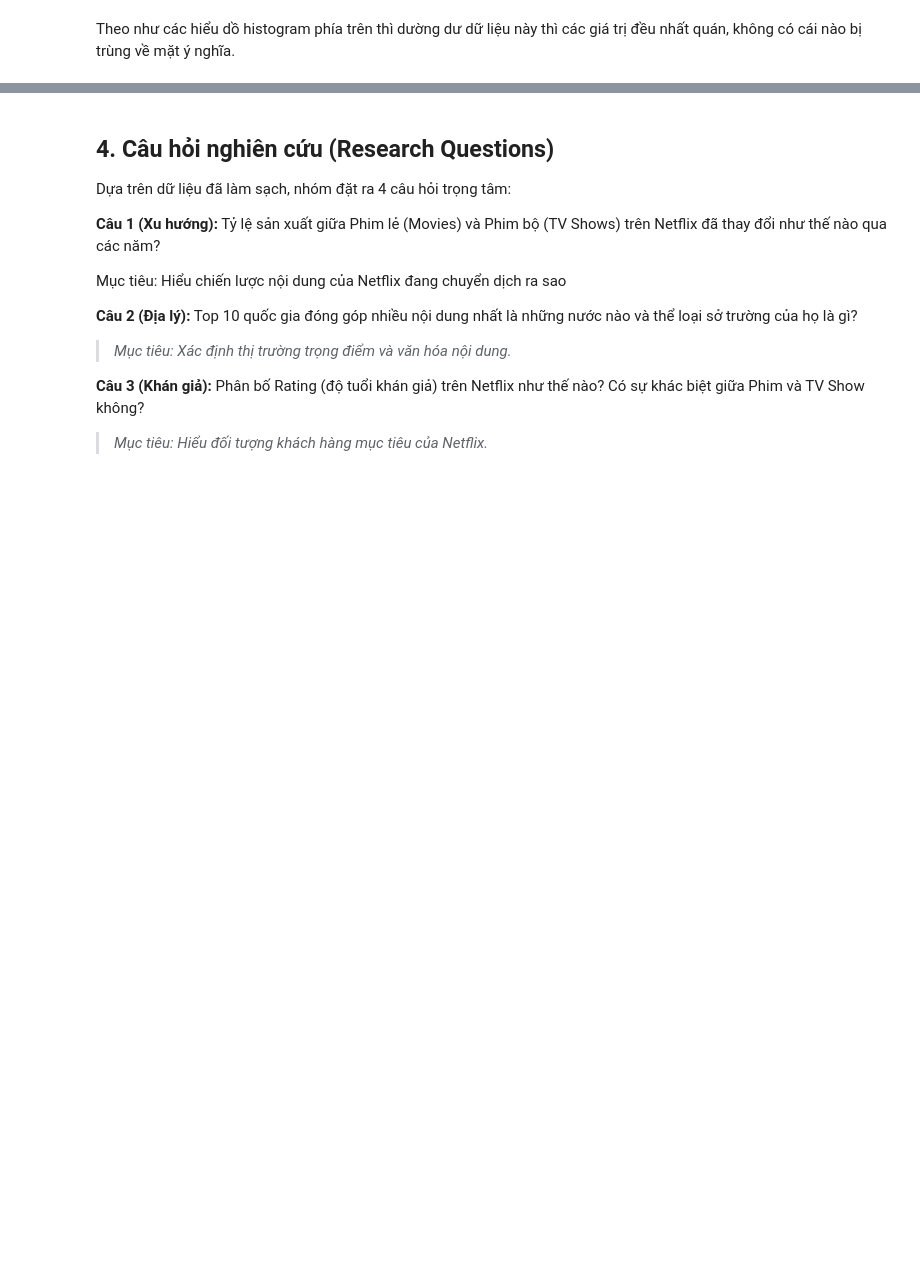
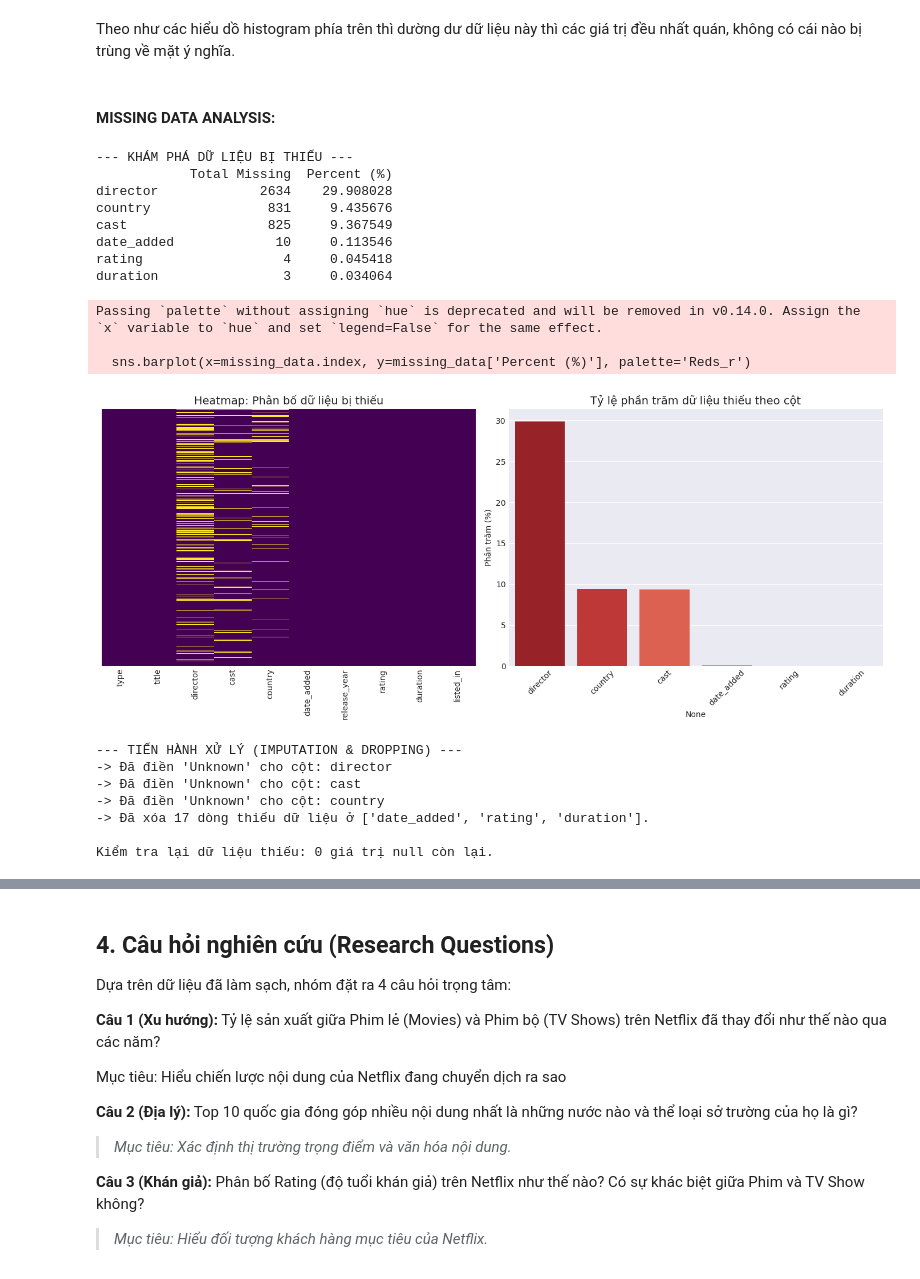
Before and after one commit to trungkienjjj/ds-netflix-analysis, a Jupyter notebook: final.ipynb, the cells around one changed output, grey strips where cells are left out. Cells and saved outputs as stored; diff of their text form; code cells hidden in the pictures; blank space fills up the shorter version.

```diff
--- a/final.ipynb
+++ b/final.ipynb
@@ -717,3 +717,80 @@ Các cột như `director`, `cast` và `country` có tỉ lệ missing value kh
 các cột còn lại không bị thiếu
 # %% [markdown]
 Theo như các hiểu dồ histogram phía trên thì dường dư dữ liệu này thì các giá trị đều nhất quán, không có cái nào bị trùng về mặt ý nghĩa.
+# %% [markdown]
+#### MISSING DATA ANALYSIS:
+# %%
+# --- 2.3 MISSING DATA ANALYSIS & HANDLING ---
+
+# A. Đánh giá tổng quan (Assessment)
+print("--- KHÁM PHÁ DỮ LIỆU BỊ THIẾU ---")
+missing_count = df.isnull().sum().sort_values(ascending=False)
+missing_percent = (df.isnull().sum() / df.isnull().count() * 100).sort_values(ascending=False)
+missing_data = pd.concat([missing_count, missing_percent], axis=1, keys=['Total Missing', 'Percent (%)'])
+
+# Chỉ hiển thị các cột có dữ liệu thiếu
+missing_data = missing_data[missing_data['Total Missing'] > 0]
+print(missing_data)
+
+# B. Trực quan hóa (Visualization)
+plt.figure(figsize=(14, 6))
+
+# Biểu đồ 1: Heatmap để xem phân bố (có bị khuyết theo cụm không?)
+plt.subplot(1, 2, 1)
+sns.heatmap(df.isnull(), cbar=False, cmap='viridis', yticklabels=False)
+plt.title('Heatmap: Phân bố dữ liệu bị thiếu', fontsize=14)
+
+# Biểu đồ 2: Bar chart để so sánh số lượng thiếu
+plt.subplot(1, 2, 2)
+sns.barplot(x=missing_data.index, y=missing_data['Percent (%)'], palette='Reds_r')
+plt.title('Tỷ lệ phần trăm dữ liệu thiếu theo cột', fontsize=14)
+plt.ylabel('Phần trăm (%)')
+plt.xticks(rotation=45)
+
+plt.tight_layout()
+plt.show()
+
+# C. Chiến lược xử lý (Handling Strategy)
+# Quan sát:
+# - 'director' (30%), 'cast' (9%), 'country' (9%): Tỷ lệ thiếu cao.
+#   -> Giải pháp: Không thể xóa vì sẽ mất lượng lớn dữ liệu. Thay thế bằng "Unknown" để giữ lại các thông tin khác.
+# - 'date_added', 'rating', 'duration': Tỷ lệ thiếu rất thấp (< 0.2%).
+#   -> Giải pháp: Xóa các dòng này vì số lượng không đáng kể, không ảnh hưởng đến tổng thể.
+
+print("\n--- TIẾN HÀNH XỬ LÝ (IMPUTATION & DROPPING) ---")
+
+# 1. Điền giá trị 'Unknown' cho các biến phân loại (Categorical)
+cols_to_fill = ['director', 'cast', 'country']
+for col in cols_to_fill:
+    df[col].fillna('Unknown', inplace=True)
+    print(f"-> Đã điền 'Unknown' cho cột: {col}")
+
+# 2. Xóa các dòng thiếu dữ liệu ở các cột quan trọng khác
+cols_to_drop = ['date_added', 'rating', 'duration']
+before_rows = df.shape[0]
+df.dropna(subset=cols_to_drop, inplace=True)
+after_rows = df.shape[0]
+print(f"-> Đã xóa {before_rows - after_rows} dòng thiếu dữ liệu ở {cols_to_drop}.")
+
+# Kiểm tra lại lần cuối
+print(f"\nKiểm tra lại dữ liệu thiếu: {df.isnull().sum().sum()} giá trị null còn lại.")
+# %% [output]
+--- KHÁM PHÁ DỮ LIỆU BỊ THIẾU ---
+            Total Missing  Percent (%)
+director             2634    29.908028
+country               831     9.435676
+cast                  825     9.367549
+date_added             10     0.113546
+rating                  4     0.045418
+duration                3     0.034064
+Passing `palette` without assigning `hue` is deprecated and will be removed in v0.14.0. Assign the `x` variable to `hue` and set `legend=False` for the same effect.
+
+  sns.barplot(x=missing_data.index, y=missing_data['Percent (%)'], palette='Reds_r')
+[figure, added]
+--- TIẾN HÀNH XỬ LÝ (IMPUTATION & DROPPING) ---
+-> Đã điền 'Unknown' cho cột: director
+-> Đã điền 'Unknown' cho cột: cast
+-> Đã điền 'Unknown' cho cột: country
+-> Đã xóa 17 dòng thiếu dữ liệu ở ['date_added', 'rating', 'duration'].
+
+Kiểm tra lại dữ liệu thiếu: 0 giá trị null còn lại.
```
Also changed, not shown: parts of 11 cells of this notebook, 5 other files.
